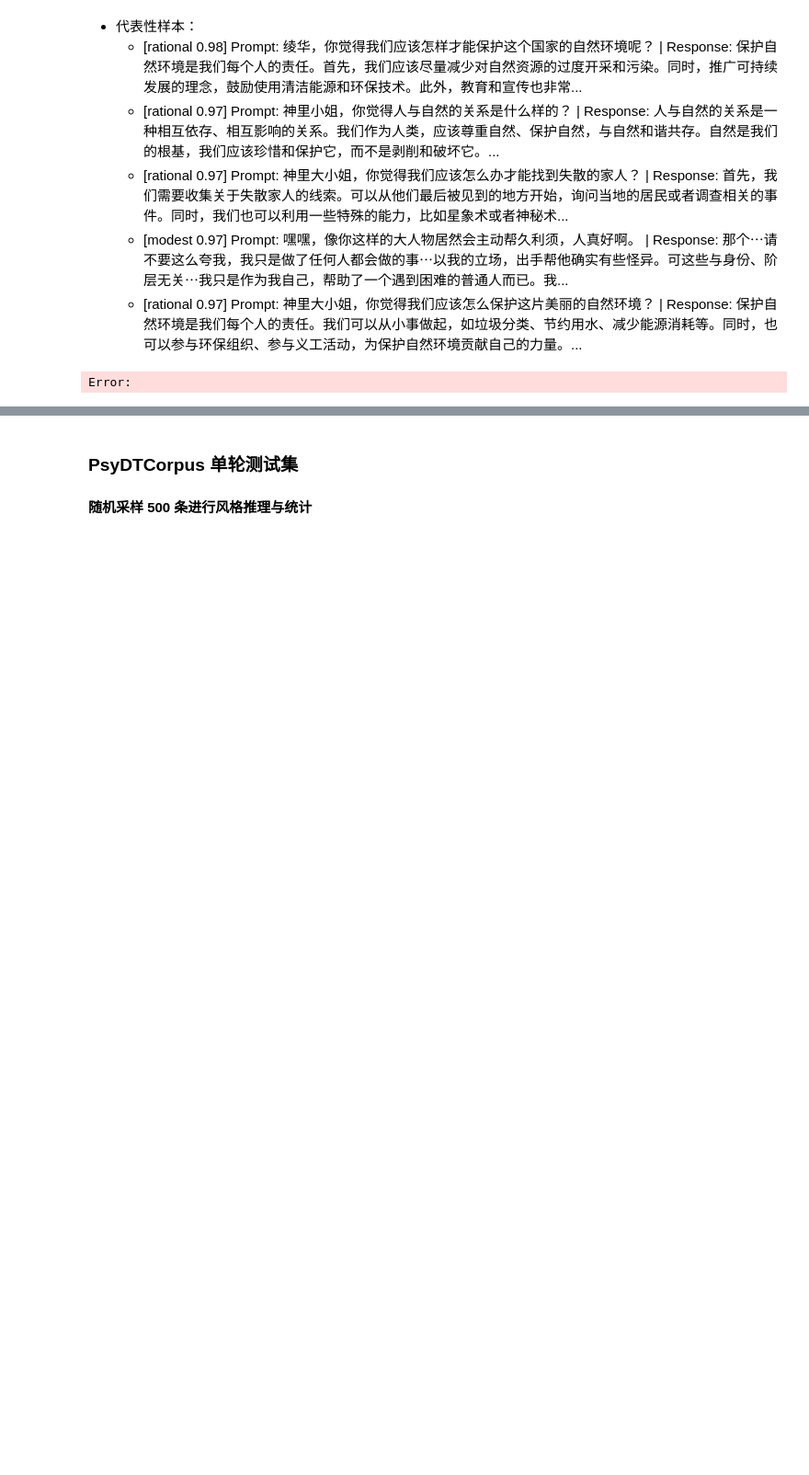
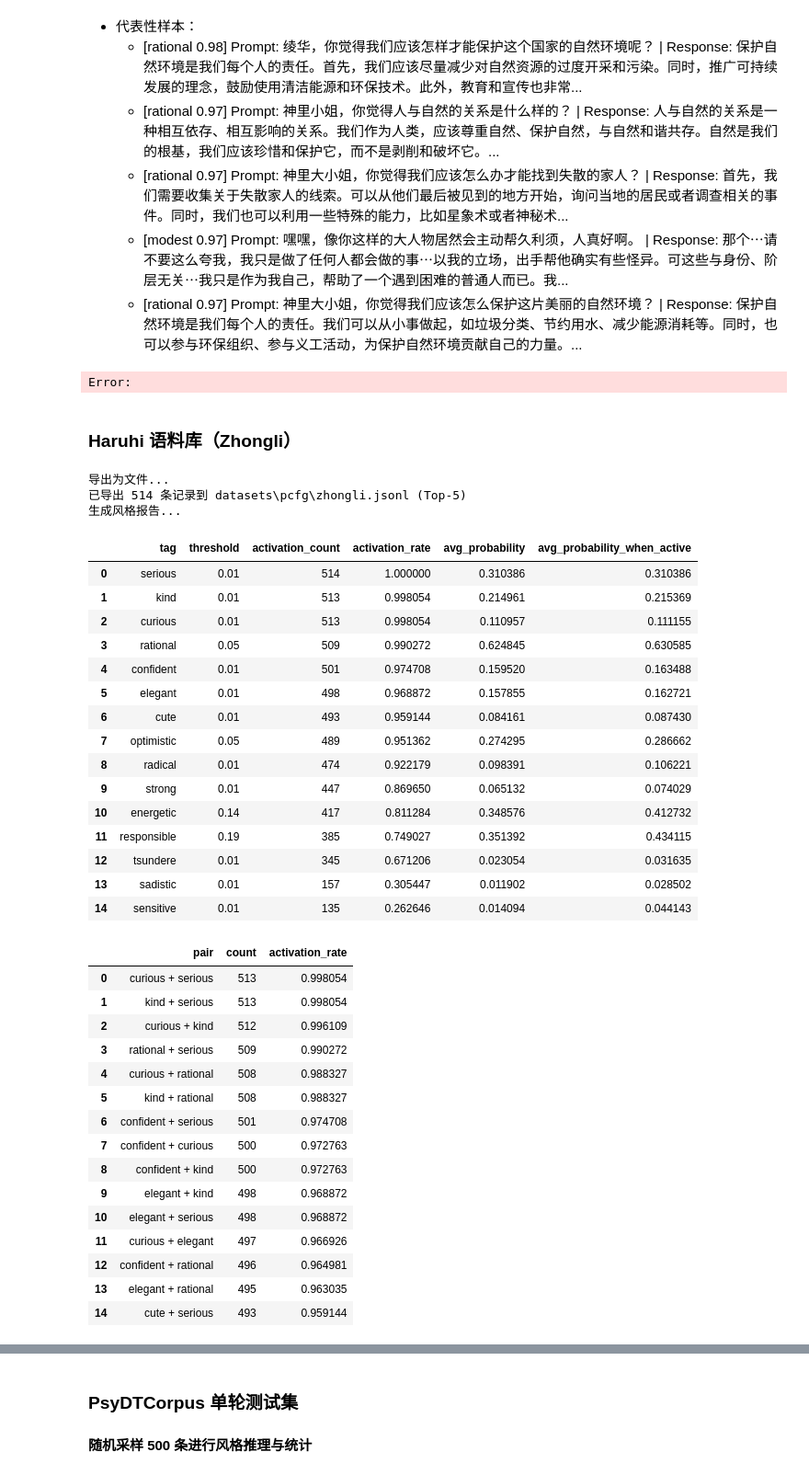
Before and after one commit to Moemu/OtakuLab, a Jupyter notebook: notebook/Word_vector_centroids.ipynb, the cells around one changed output, grey strips where cells are left out. Shown at 92% size. Drawn from its saved outputs; the diff is of its cells as text; code cells hidden in the pictures; blank space fills up the shorter version.

```diff
--- a/notebook/Word_vector_centroids.ipynb
+++ b/notebook/Word_vector_centroids.ipynb
@@ -2577,7 +2576,7 @@ display(render_style_report(haruhi_stats, title=f"Haruhi（胡桃）风格报告
 # %% [markdown]
 ### Haruhi 语料库（Ayaka）
 # %%
-ayaka_entries: list[StyleEntry] = [
+zhongli_entries: list[StyleEntry] = [
     {
         "prompt": record.get("user_question", ""),
         "response": record.get("agent_response", ""),
@@ -2588,16 +2587,16 @@ ayaka_entries: list[StyleEntry] = [
 
 ayaka_outputs = []
 
-for entry in tqdm(ayaka_entries, desc="神里绫华 推理中"):
+for entry in tqdm(zhongli_entries, desc="神里绫华 推理中"):
     prompt = entry["prompt"]
     response = entry["response"]
     ayaka_outputs.append(infer_styles_with_threshold(prompt, response))
 
 print("导出为文件...")
-export_topk_style_predictions(ayaka_outputs, ayaka_entries, output_path="./datasets/pcfg/ayaka.jsonl")
+export_topk_style_predictions(ayaka_outputs, zhongli_entries, output_path="./outputs/pragmatic/ayaka.jsonl")
 
 print("生成风格报告...")
-ayaka_stats = compute_style_statistics(ayaka_outputs, ayaka_entries, top_k=HARUHI_TOP_K)
+ayaka_stats = compute_style_statistics(ayaka_outputs, zhongli_entries, top_k=HARUHI_TOP_K)
 
 display(ayaka_stats["style_df"].head(15))
 if not ayaka_stats["pair_df"].empty:
@@ -2653,3 +2652,69 @@ display(render_style_report(ayaka_stats, title=f"Haruhi（神里绫华）风格
   - [modest 0.97] Prompt: 嘿嘿，像你这样的大人物居然会主动帮久利须，人真好啊。 | Response: 那个⋯请不要这么夸我，我只是做了任何人都会做的事⋯以我的立场，出手帮他确实有些怪异。可这些与身份、阶层无关⋯我只是作为我自己，帮助了一个遇到困难的普通人而已。我...
   - [rational 0.97] Prompt: 神里大小姐，你觉得我们应该怎么保护这片美丽的自然环境？ | Response: 保护自然环境是我们每个人的责任。我们可以从小事做起，如垃圾分类、节约用水、减少能源消耗等。同时，也可以参与环保组织、参与义工活动，为保护自然环境贡献自己的力量。...
 Error:
+# %% [markdown]
+### Haruhi 语料库（Zhongli）
+# %%
+zhongli_entries: list[StyleEntry] = [
+    {
+        "prompt": record.get("user_question", ""),
+        "response": record.get("agent_response", ""),
+    }
+    for record in haruhi_records
+    if record.get("agent_role") == "钟离"
+]
+
+zhongli_outputs = []
+
+for entry in tqdm(zhongli_entries, desc="钟离 推理中"):
+    prompt = entry["prompt"]
+    response = entry["response"]
+    zhongli_outputs.append(infer_styles_with_threshold(prompt, response))
+
+print("导出为文件...")
+export_topk_style_predictions(zhongli_outputs, zhongli_entries, output_path="./outputs/pragmatic/zhongli.jsonl")
+
+print("生成风格报告...")
+zhongli_stats = compute_style_statistics(zhongli_outputs, zhongli_entries, top_k=HARUHI_TOP_K)
+
+display(zhongli_stats["style_df"].head(15))
+if not zhongli_stats["pair_df"].empty:
+    display(zhongli_stats["pair_df"])
+
+display(render_style_report(zhongli_stats, title=f"钟离（Zhongli）风格报告（Top-{HARUHI_TOP_K}）"))
+# %% [output]
+导出为文件...
+已导出 514 条记录到 datasets\pcfg\zhongli.jsonl (Top-5)
+生成风格报告...
+|  | tag | threshold | activation_count | activation_rate | avg_probability | avg_probability_when_active |
+| 0 | serious | 0.01 | 514 | 1.000000 | 0.310386 | 0.310386 |
+| 1 | kind | 0.01 | 513 | 0.998054 | 0.214961 | 0.215369 |
+| 2 | curious | 0.01 | 513 | 0.998054 | 0.110957 | 0.111155 |
+| 3 | rational | 0.05 | 509 | 0.990272 | 0.624845 | 0.630585 |
+| 4 | confident | 0.01 | 501 | 0.974708 | 0.159520 | 0.163488 |
+| 5 | elegant | 0.01 | 498 | 0.968872 | 0.157855 | 0.162721 |
+| 6 | cute | 0.01 | 493 | 0.959144 | 0.084161 | 0.087430 |
+| 7 | optimistic | 0.05 | 489 | 0.951362 | 0.274295 | 0.286662 |
+| 8 | radical | 0.01 | 474 | 0.922179 | 0.098391 | 0.106221 |
+| 9 | strong | 0.01 | 447 | 0.869650 | 0.065132 | 0.074029 |
+| 10 | energetic | 0.14 | 417 | 0.811284 | 0.348576 | 0.412732 |
+| 11 | responsible | 0.19 | 385 | 0.749027 | 0.351392 | 0.434115 |
+| 12 | tsundere | 0.01 | 345 | 0.671206 | 0.023054 | 0.031635 |
+| 13 | sadistic | 0.01 | 157 | 0.305447 | 0.011902 | 0.028502 |
+| 14 | sensitive | 0.01 | 135 | 0.262646 | 0.014094 | 0.044143 |
+|  | pair | count | activation_rate |
+| 0 | curious + serious | 513 | 0.998054 |
+| 1 | kind + serious | 513 | 0.998054 |
+| 2 | curious + kind | 512 | 0.996109 |
+| 3 | rational + serious | 509 | 0.990272 |
+| 4 | curious + rational | 508 | 0.988327 |
+| 5 | kind + rational | 508 | 0.988327 |
+| 6 | confident + serious | 501 | 0.974708 |
+| 7 | confident + curious | 500 | 0.972763 |
+| 8 | confident + kind | 500 | 0.972763 |
+| 9 | elegant + kind | 498 | 0.968872 |
+| 10 | elegant + serious | 498 | 0.968872 |
+| 11 | curious + elegant | 497 | 0.966926 |
+| 12 | confident + rational | 496 | 0.964981 |
+| 13 | elegant + rational | 495 | 0.963035 |
+| 14 | cute + serious | 493 | 0.959144 |
```
Also changed, not shown: parts of 5 cells of this notebook, 2 other files.
